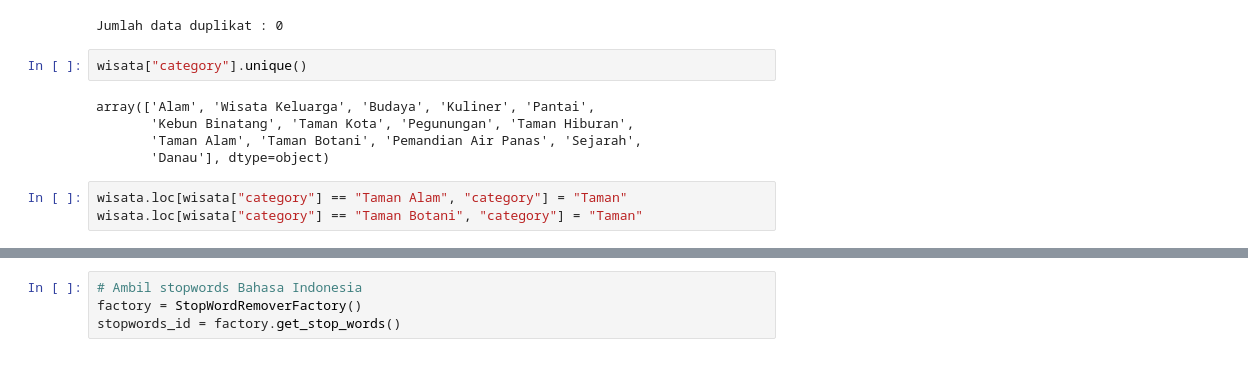
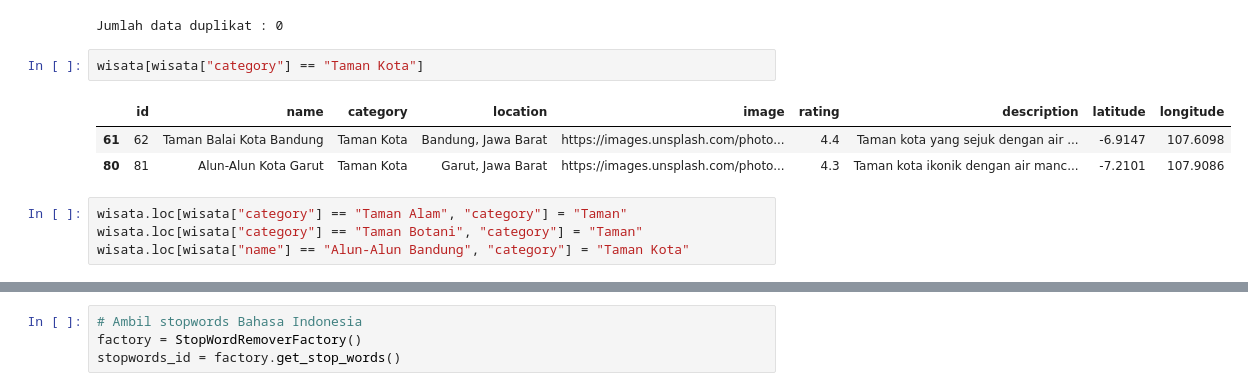
Before and after one commit to CultureConnect-team/CultureConnect-ml, a Jupyter notebook: CBF_System.ipynb, the cells around one changed output, grey strips where cells are left out. Cells and saved outputs as stored; diff of their text form.

```diff
--- a/CBF_System.ipynb
+++ b/CBF_System.ipynb
@@ -77,13 +85,13 @@ wisata = wisata.drop(columns=["coordinate"])
 print(f"Jumlah data duplikat : {wisata.duplicated().sum()}")
 # %% [output]
 Jumlah data duplikat : 0
-# %%
-wisata["category"].unique()
-# %% [output]
-array(['Alam', 'Wisata Keluarga', 'Budaya', 'Kuliner', 'Pantai',
-       'Kebun Binatang', 'Taman Kota', 'Pegunungan', 'Taman Hiburan',
-       'Taman Alam', 'Taman Botani', 'Pemandian Air Panas', 'Sejarah',
-       'Danau'], dtype=object)
+# %%
+wisata[wisata["category"] == "Taman Kota"]
+# %% [output]
+|  | id | name | category | location | image | rating | description | latitude | longitude |
+| 61 | 62 | Taman Balai Kota Bandung | Taman Kota | Bandung, Jawa Barat | https://images.unsplash.com/photo... | 4.4 | Taman kota yang sejuk dengan air ... | -6.9147 | 107.6098 |
+| 80 | 81 | Alun-Alun Kota Garut | Taman Kota | Garut, Jawa Barat | https://images.unsplash.com/photo... | 4.3 | Taman kota ikonik dengan air manc... | -7.2101 | 107.9086 |
 # %%
 wisata.loc[wisata["category"] == "Taman Alam", "category"] = "Taman"
 wisata.loc[wisata["category"] == "Taman Botani", "category"] = "Taman"
+wisata.loc[wisata["name"] == "Alun-Alun Bandung", "category"] = "Taman Kota"
```
Also changed, not shown: parts of 21 cells of this notebook, 2 other files.
